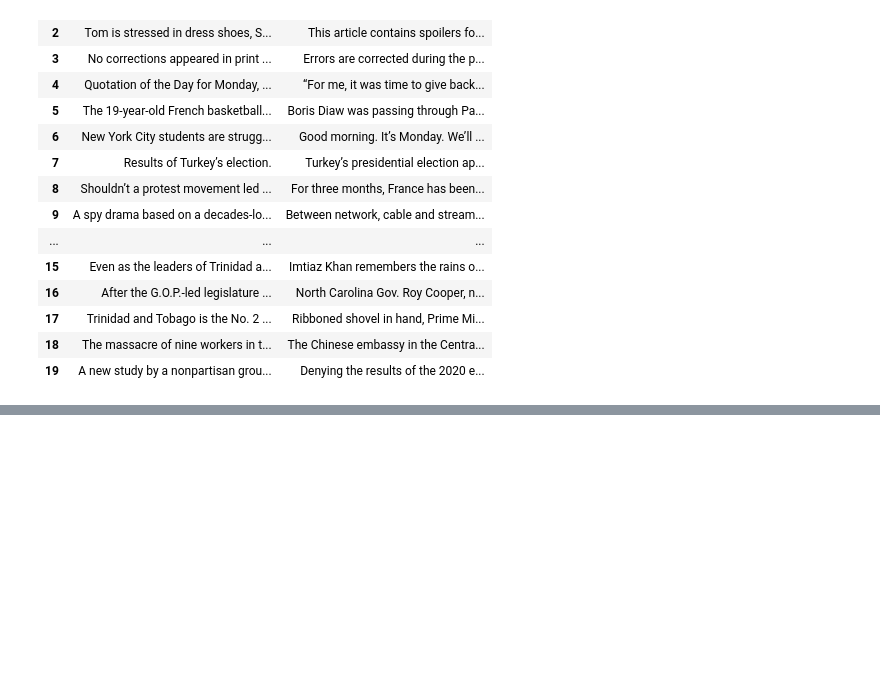
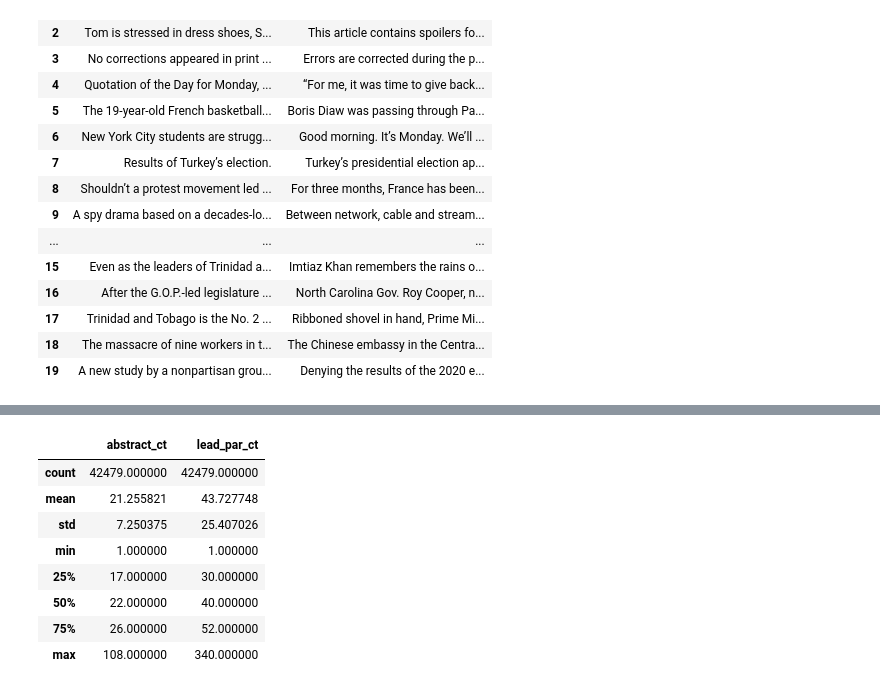
Before and after one commit to rptripathi/NYTimes, a Jupyter notebook: preprocessing.ipynb, the cells around one changed output, grey strips where cells are left out. Drawn from its saved outputs; the diff is of its cells as text; code cells hidden in the pictures; blank space fills up the shorter version.

```diff
--- a/preprocessing.ipynb
+++ b/preprocessing.ipynb
@@ -174,0 +234,12 @@ df[columns].head(20)
+# %%
+df[ct_columns].describe()
+# %% [output]
+|  | abstract_ct | lead_par_ct |
+| count | 42479.000000 | 42479.000000 |
+| mean | 21.255821 | 43.727748 |
+| std | 7.250375 | 25.407026 |
+| min | 1.000000 | 1.000000 |
+| 25% | 17.000000 | 30.000000 |
+| 50% | 22.000000 | 40.000000 |
+| 75% | 26.000000 | 52.000000 |
+| max | 108.000000 | 340.000000 |
```
Also changed, not shown: parts of 7 cells of this notebook.
